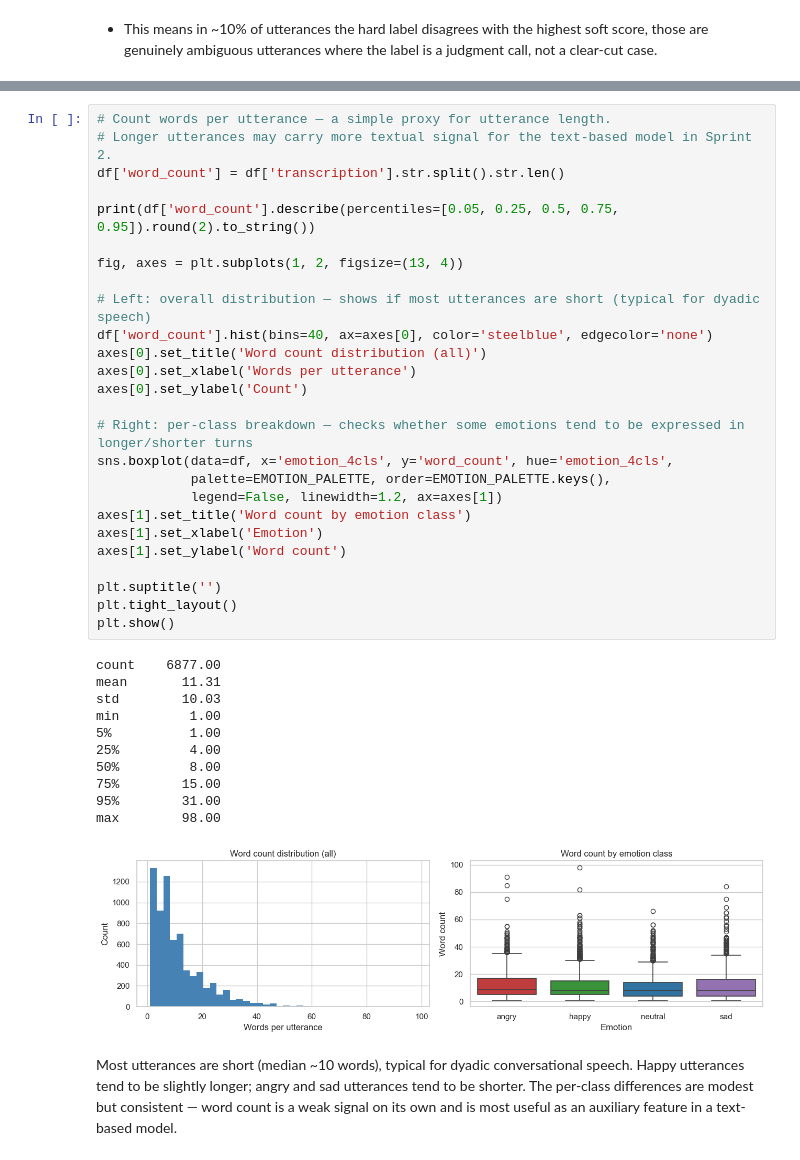
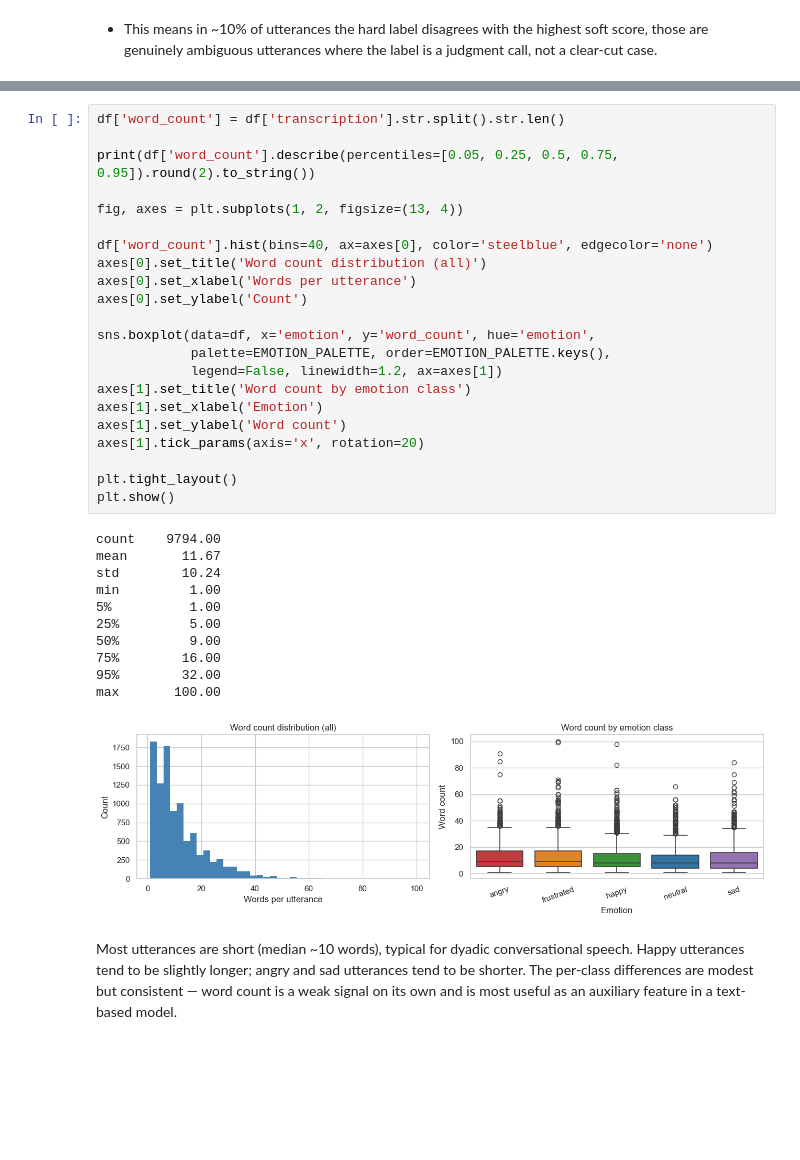
Before and after one commit to ronenhr/IEMOCAP-project, a Jupyter notebook: notebooks/02_eda.ipynb, the cells around one changed output, grey strips where cells are left out. Drawn from its saved outputs; the diff is of its cells as text; blank space fills up the shorter version.

```diff
--- a/notebooks/02_eda.ipynb
+++ b/notebooks/02_eda.ipynb
@@ -841,41 +1403,37 @@ Each **row** is one of the 4 retained emotion classes. Each **column** is one of
 # %%
-# Count words per utterance — a simple proxy for utterance length.
-# Longer utterances may carry more textual signal for the text-based model in Sprint 2.
 df['word_count'] = df['transcription'].str.split().str.len()
 
 print(df['word_count'].describe(percentiles=[0.05, 0.25, 0.5, 0.75, 0.95]).round(2).to_string())
 
 fig, axes = plt.subplots(1, 2, figsize=(13, 4))
 
-# Left: overall distribution — shows if most utterances are short (typical for dyadic speech)
 df['word_count'].hist(bins=40, ax=axes[0], color='steelblue', edgecolor='none')
 axes[0].set_title('Word count distribution (all)')
 axes[0].set_xlabel('Words per utterance')
 axes[0].set_ylabel('Count')
 
-# Right: per-class breakdown — checks whether some emotions tend to be expressed in longer/shorter turns
-sns.boxplot(data=df, x='emotion_4cls', y='word_count', hue='emotion_4cls',
+sns.boxplot(data=df, x='emotion', y='word_count', hue='emotion',
             palette=EMOTION_PALETTE, order=EMOTION_PALETTE.keys(),
             legend=False, linewidth=1.2, ax=axes[1])
 axes[1].set_title('Word count by emotion class')
 axes[1].set_xlabel('Emotion')
 axes[1].set_ylabel('Word count')
+axes[1].tick_params(axis='x', rotation=20)
 
-plt.suptitle('')
 plt.tight_layout()
 plt.show()
 # %% [output]
-count    6877.00
-mean       11.31
-std        10.03
+count    9794.00
+mean       11.67
+std        10.24
 min         1.00
 5%          1.00
-25%         4.00
-50%         8.00
-75%        15.00
-95%        31.00
-max        98.00
+25%         5.00
+50%         9.00
+75%        16.00
+95%        32.00
+max       100.00
-[figure, old version]
+[figure, new version]
 # %% [markdown]
 Most utterances are short (median ~10 words), typical for dyadic conversational speech. Happy utterances tend to be slightly longer; angry and sad utterances tend to be shorter. The per-class differences are modest but consistent — word count is a weak signal on its own and is most useful as an auxiliary feature in a text-based model.
 # %% [markdown]
```
Also changed, not shown: parts of 63 cells of this notebook.
